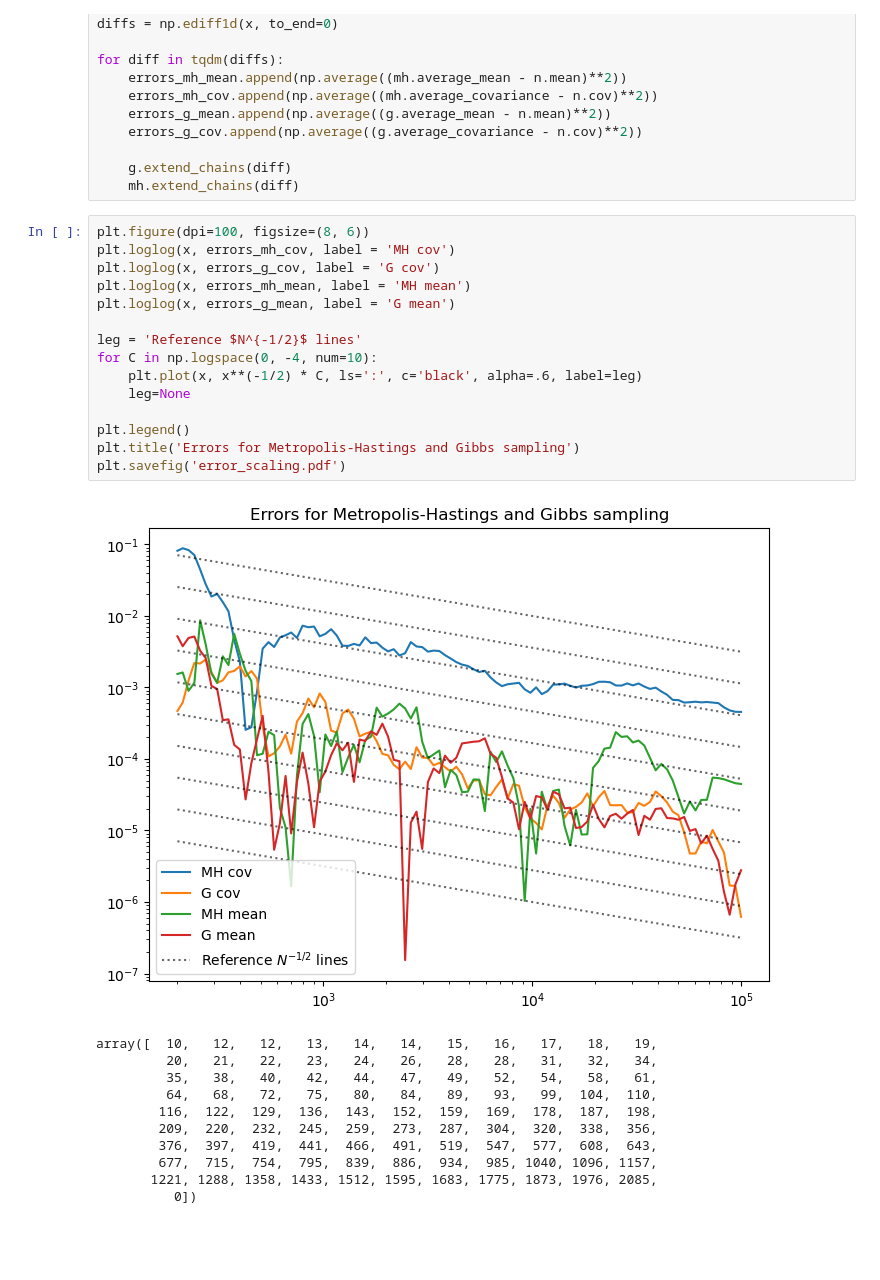
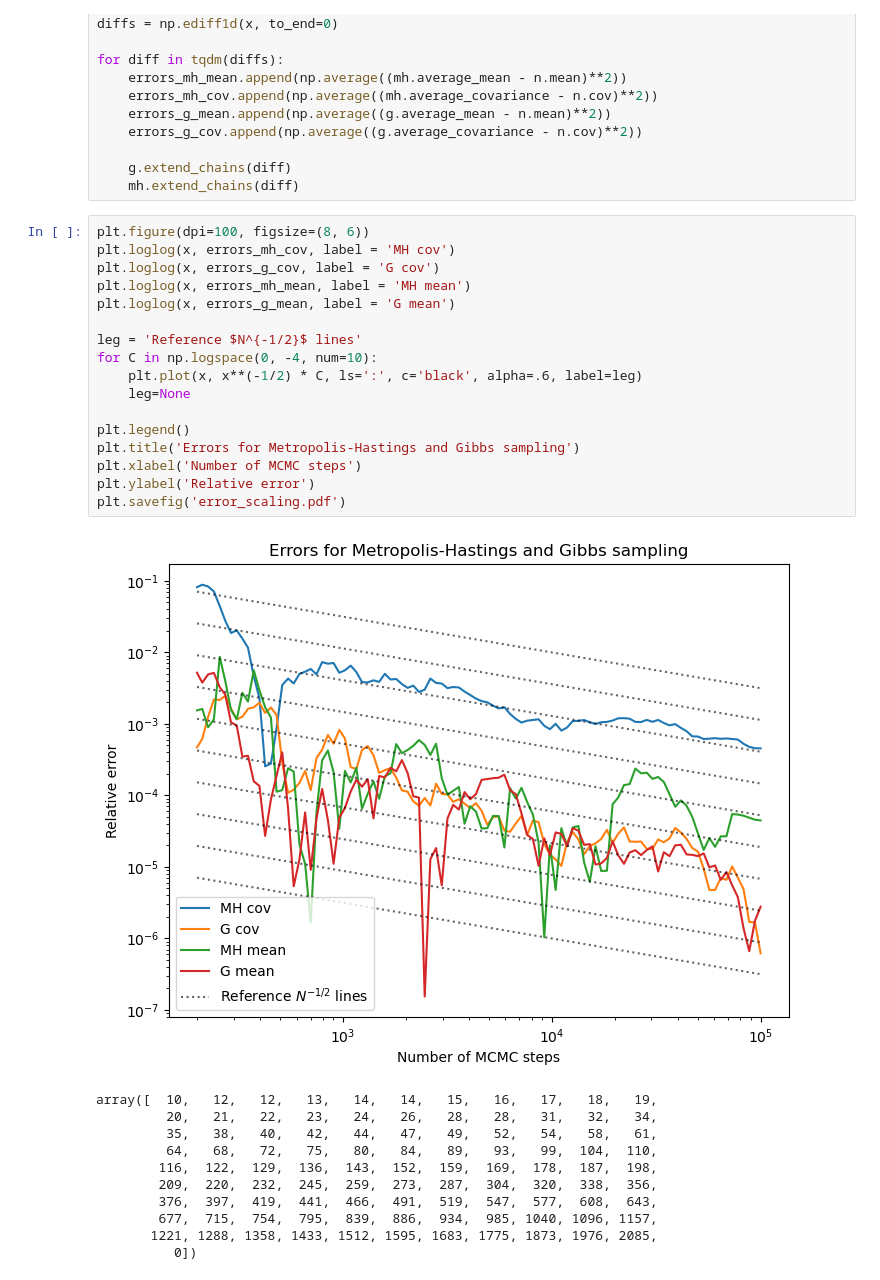
Before and after one commit to jacopok/notes, a Jupyter notebook: ap_third_semester/astrostat_homework/exercise_7.ipynb, the cells around one changed output. Cells and saved outputs as stored; diff of their text form; blank space fills up the shorter version.

```diff
--- a/ap_third_semester/astrostat_homework/exercise_7.ipynb
+++ b/ap_third_semester/astrostat_homework/exercise_7.ipynb
@@ -118,20 +118,22 @@ for diff in tqdm(diffs):
 # %%
 plt.figure(dpi=100, figsize=(8, 6))
 plt.loglog(x, errors_mh_cov, label = 'MH cov')
 plt.loglog(x, errors_g_cov, label = 'G cov')
 plt.loglog(x, errors_mh_mean, label = 'MH mean')
 plt.loglog(x, errors_g_mean, label = 'G mean')
 
 leg = 'Reference $N^{-1/2}$ lines'
 for C in np.logspace(0, -4, num=10):
     plt.plot(x, x**(-1/2) * C, ls=':', c='black', alpha=.6, label=leg)
     leg=None
 
 plt.legend()
 plt.title('Errors for Metropolis-Hastings and Gibbs sampling')
+plt.xlabel('Number of MCMC steps')
+plt.ylabel('Relative error')
 plt.savefig('error_scaling.pdf')
 # %% [output]
-[figure, old version]
+[figure, new version]
 # %%
 # %% [output]
 array([  10,   12,   12,   13,   14,   14,   15,   16,   17,   18,   19,
```
